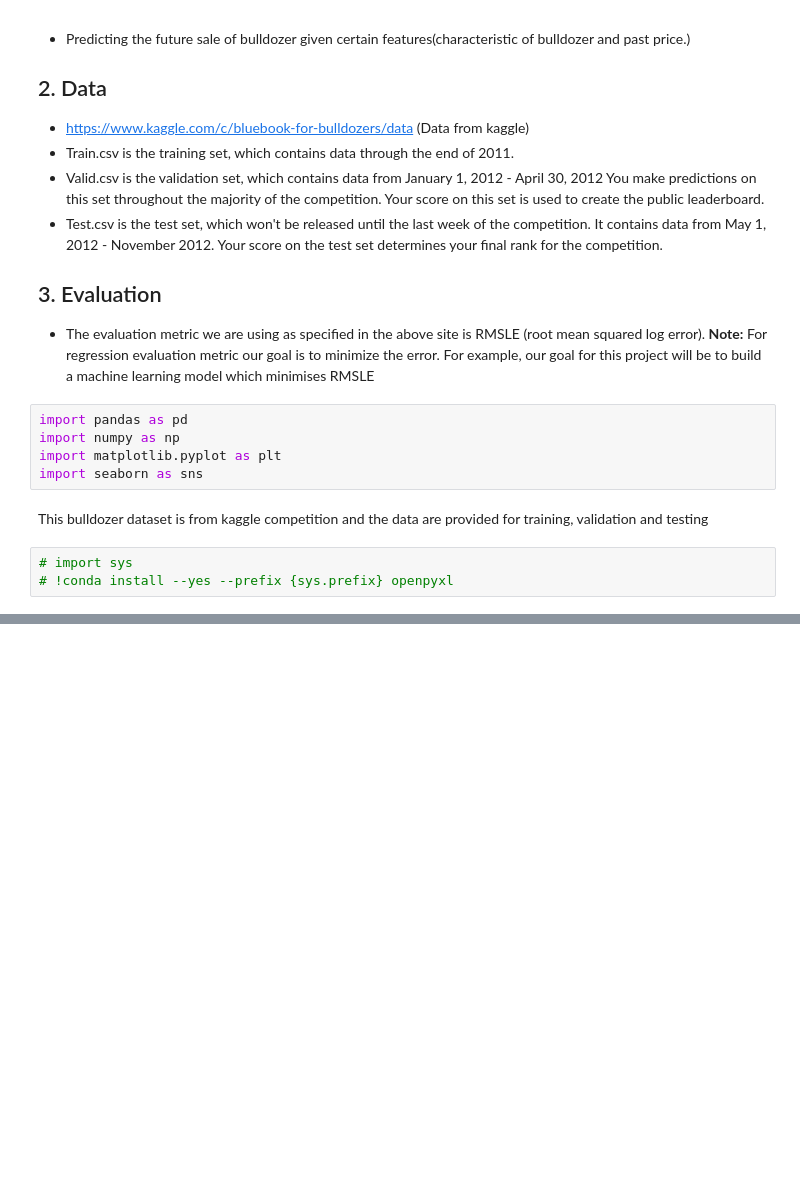
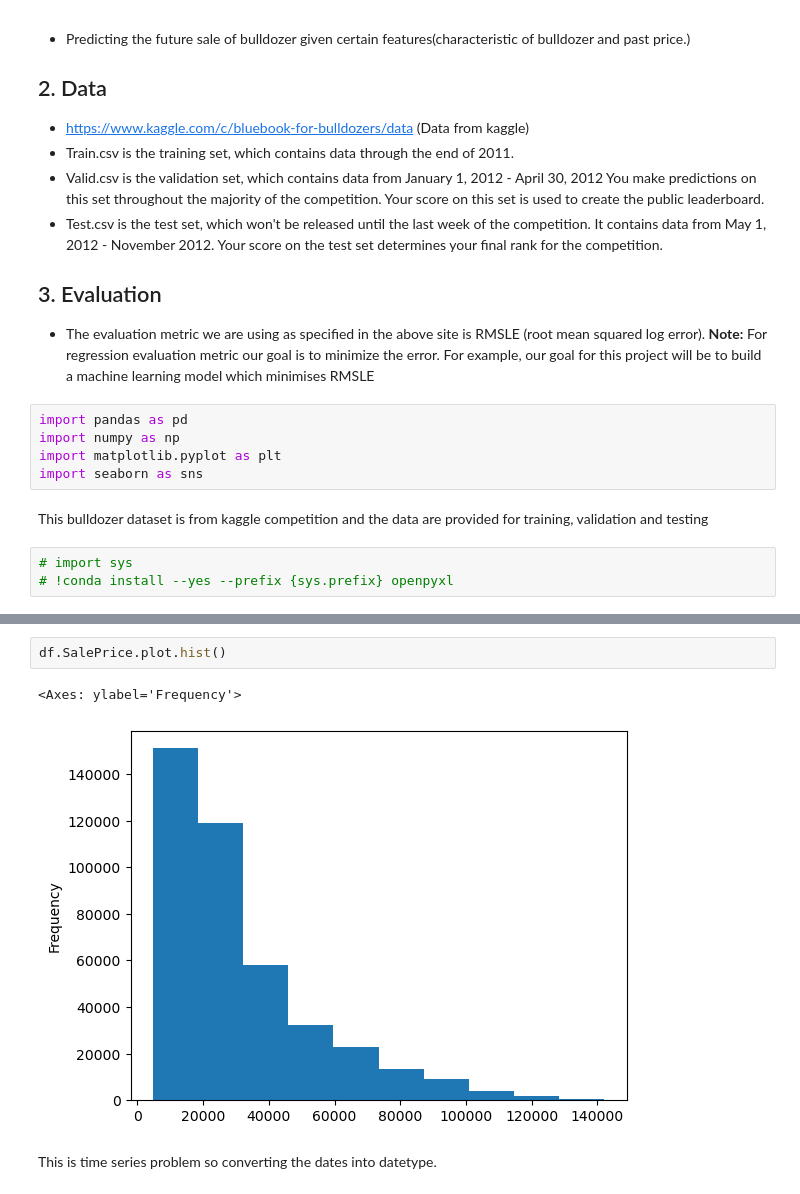
Before and after one commit to vold2emort/Bulldozer-Sales-Price-Prediction, a Jupyter notebook: Bulldozer_sale_price.ipynb, the cells around one changed output, grey strips where cells are left out. Saved outputs shown, nothing was run; the diff lists cells and outputs as text; blank space fills up the shorter version.

```diff
--- a/Bulldozer_sale_price.ipynb
+++ b/Bulldozer_sale_price.ipynb
@@ -89,0 +89,7 @@ dtype: int64
+# %%
+df.SalePrice.plot.hist()
+# %% [output]
+<Axes: ylabel='Frequency'>
+[figure, added]
+# %% [markdown]
+This is time series problem so converting the dates into datetype.
```
Also changed, not shown: parts of 102 cells of this notebook, 1 other file.
